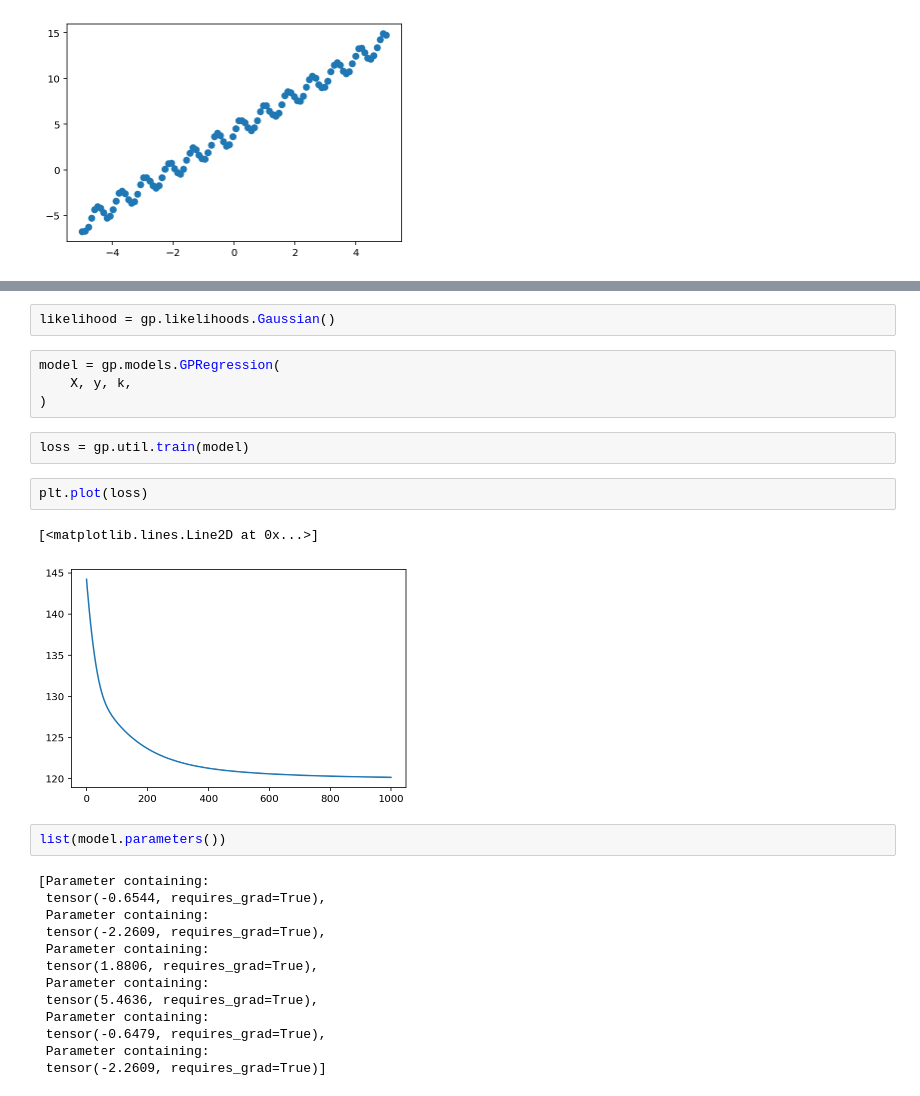
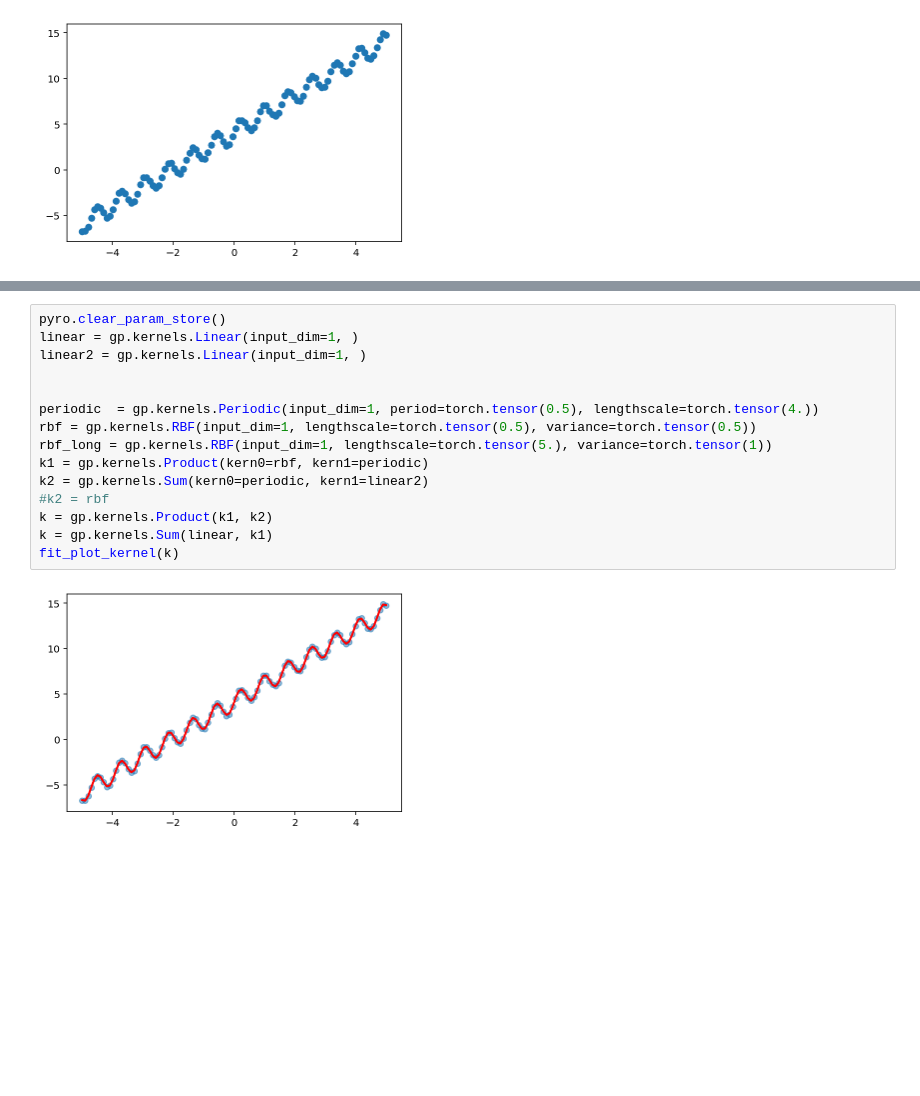
Before and after one commit to nipunbatra/pyro-test, a Jupyter notebook: kernel-combinations.ipynb, the cells around one changed output, grey strips where cells are left out. Saved outputs shown, nothing was run; the diff lists cells and outputs as text; blank space fills up the shorter version.

```diff
--- a/kernel-combinations.ipynb
+++ b/kernel-combinations.ipynb
@@ -192,29 +193,18 @@ k = gp.kernels.Product(k1, k2)
-# %%
-likelihood = gp.likelihoods.Gaussian()
-# %%
-model = gp.models.GPRegression(
-    X, y, k,
-)
-# %%
-loss = gp.util.train(model)
-# %%
-plt.plot(loss)
-# %% [output]
-[<matplotlib.lines.Line2D at 0x...>]
-[figure, removed]
-# %%
-list(model.parameters())
-# %% [output]
-[Parameter containing:
- tensor(-0.6544, requires_grad=True),
- Parameter containing:
- tensor(-2.2609, requires_grad=True),
- Parameter containing:
- tensor(1.8806, requires_grad=True),
- Parameter containing:
- tensor(5.4636, requires_grad=True),
- Parameter containing:
- tensor(-0.6479, requires_grad=True),
- Parameter containing:
- tensor(-2.2609, requires_grad=True)]
+# %%
+pyro.clear_param_store()
+linear = gp.kernels.Linear(input_dim=1, )
+linear2 = gp.kernels.Linear(input_dim=1, )
+
+
+periodic  = gp.kernels.Periodic(input_dim=1, period=torch.tensor(0.5), lengthscale=torch.tensor(4.))
+rbf = gp.kernels.RBF(input_dim=1, lengthscale=torch.tensor(0.5), variance=torch.tensor(0.5))
+rbf_long = gp.kernels.RBF(input_dim=1, lengthscale=torch.tensor(5.), variance=torch.tensor(1))
+k1 = gp.kernels.Product(kern0=rbf, kern1=periodic)
+k2 = gp.kernels.Sum(kern0=periodic, kern1=linear2)
+#k2 = rbf
+k = gp.kernels.Product(k1, k2)
+k = gp.kernels.Sum(linear, k1)
+fit_plot_kernel(k)
+# %% [output]
+[figure, added]
 # %%
```
Also changed, not shown: parts of 4 cells of this notebook, 1 other file.
